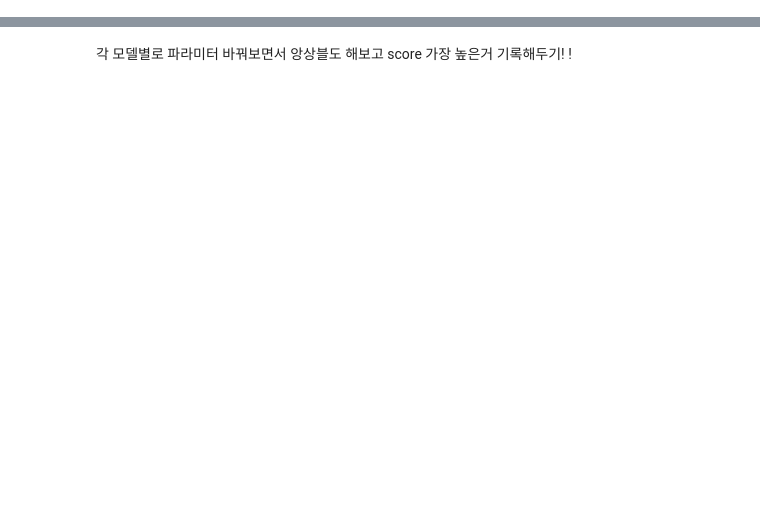
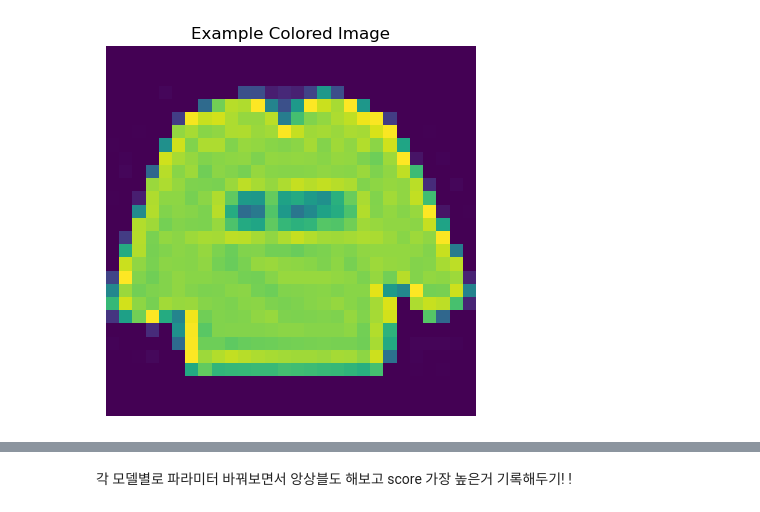
Before and after one commit to kimin-u/ML23_2, a Jupyter notebook: draft.ipynb, the cells around one changed output, grey strips where cells are left out. Saved outputs shown, nothing was run; the diff lists cells and outputs as text; code cells hidden in the pictures; blank space fills up the shorter version.

```diff
--- a/draft.ipynb
+++ b/draft.ipynb
@@ -45,0 +64,32 @@ plt.show()
+# %%
+import matplotlib.pyplot as plt
+import numpy as np
+
+# Assuming train_X is your image dataset
+new_dataX = []
+
+for i in range(len(train_X)):
+    # Assuming each image has dimensions 28x28
+    sample_image = train_X.iloc[i].values.reshape(28, 28)
+
+    # Normalize pixel values to range [0, 1]
+    normalized_image = sample_image / 255
+
+    # Use the red channel for viridis colormap - 컬러 이미지로 바꾸기
+    colored_image = plt.cm.viridis(normalized_image[:, :])  # Selecting the red channel
+
+
+    # Append the colored image to the new dataset
+    new_dataX.append(colored_image)
+
+new_dataX = np.array(new_dataX)
+example_image = new_dataX[0]
+
+plt.imshow(example_image)
+plt.title('Example Colored Image')
+plt.axis('off')
+plt.show()
+
+# 이미지 색깔 변환은 이렇게 함
+# %% [output]
+[figure, added]
```
Also changed, not shown: parts of 32 cells of this notebook.
